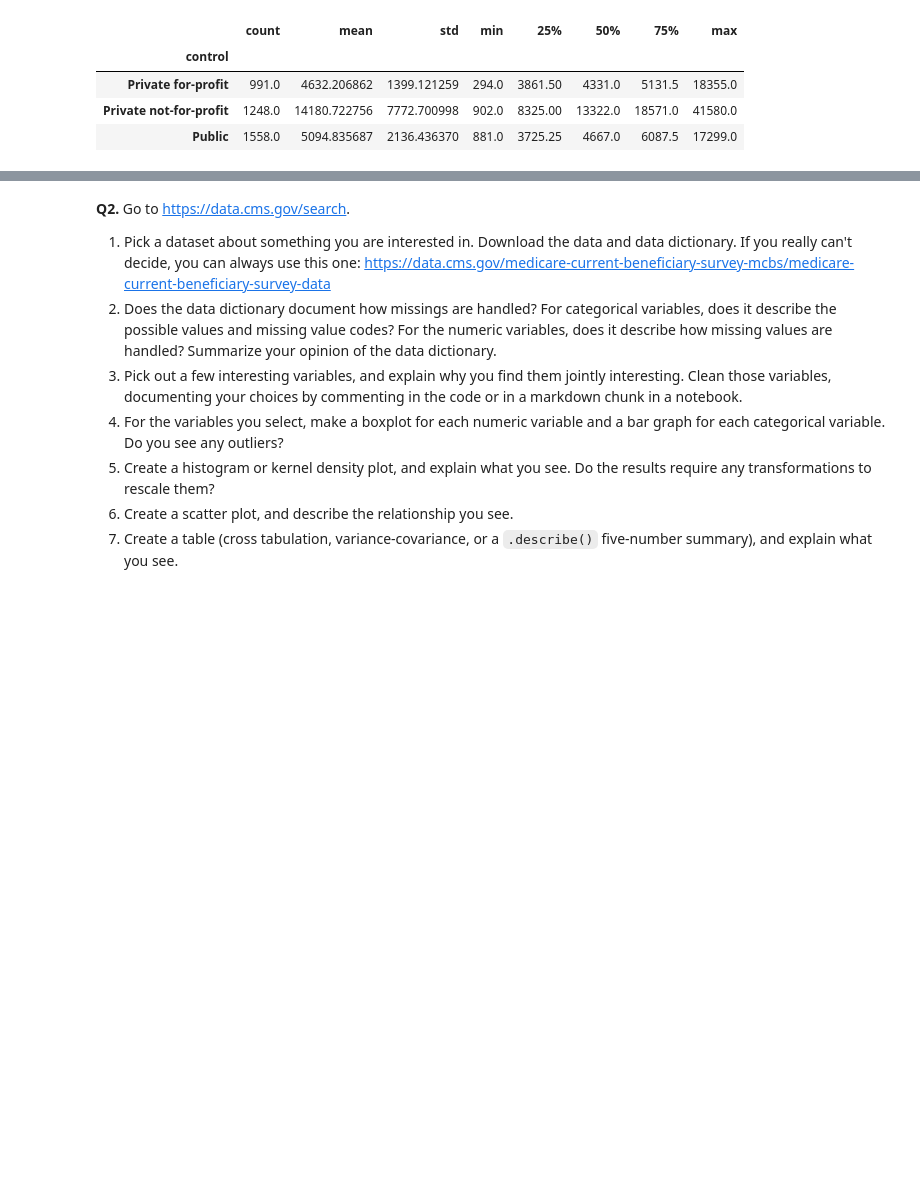
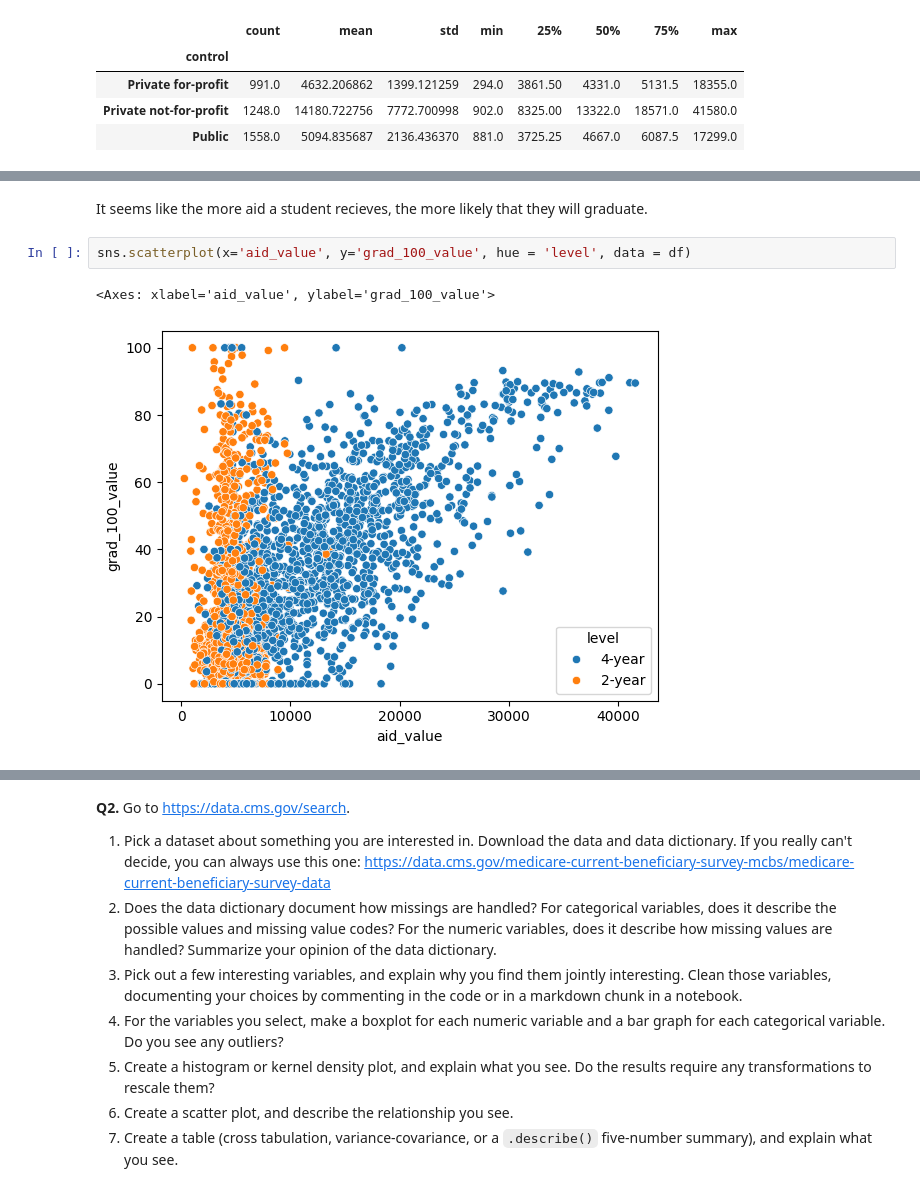
Before and after one commit to Nithil-Suresh/visualization, a Jupyter notebook: assignment/assignment.ipynb, the cells around one changed output, grey strips where cells are left out. Saved outputs shown, nothing was run; the diff lists cells and outputs as text; blank space fills up the shorter version.

```diff
--- a/assignment/assignment.ipynb
+++ b/assignment/assignment.ipynb
@@ -210,0 +218,7 @@ df['aid_value'].groupby(df['control']).describe()
+# %% [markdown]
+It seems like the more aid a student recieves, the more likely that they will graduate.
+# %%
+sns.scatterplot(x='aid_value', y='grad_100_value', hue = 'level', data = df)
+# %% [output]
+<Axes: xlabel='aid_value', ylabel='grad_100_value'>
+[figure, added]
```
Also changed, not shown: parts of 4 cells of this notebook.
